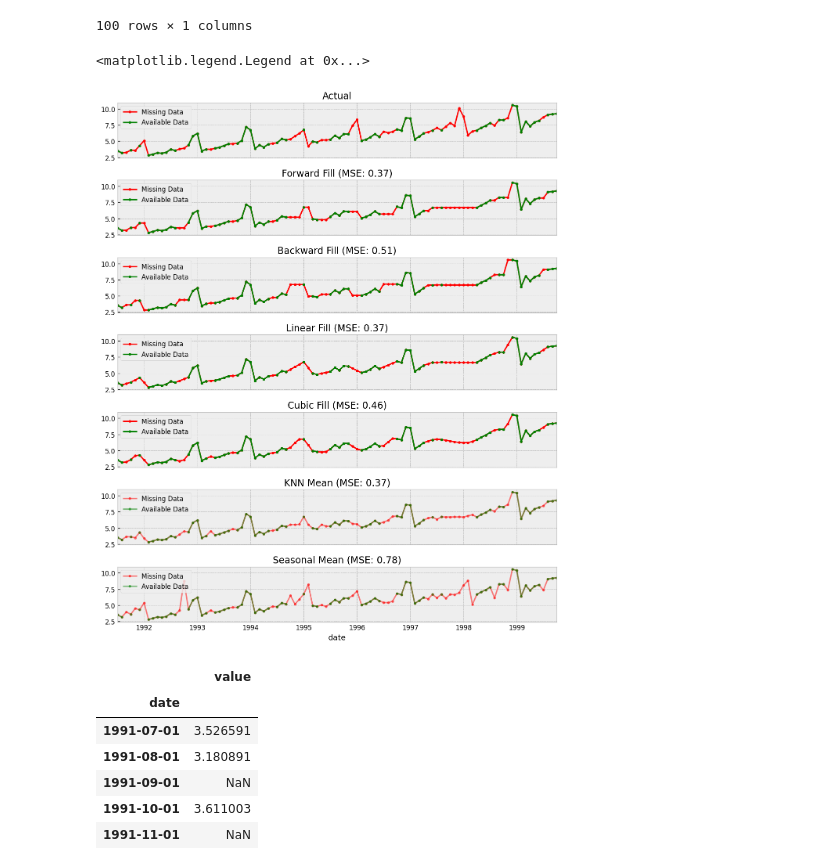
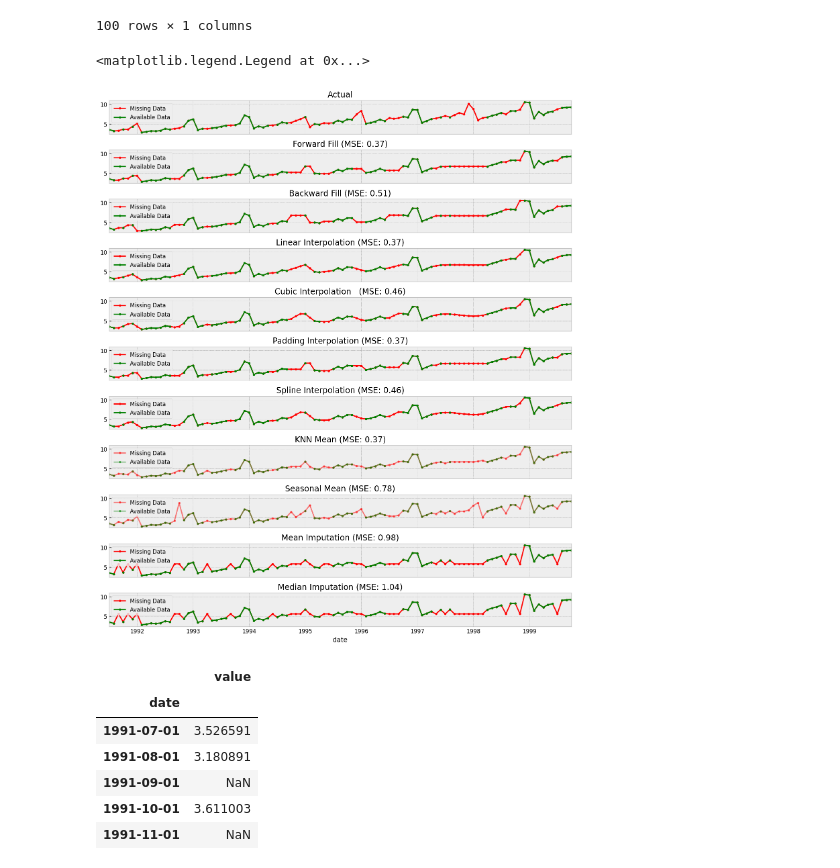
Before and after one commit to Addechander/Exploratory-Data-Analysis, a Jupyter notebook: Time Series Analysis Part 2/Data/visualization.ipynb, the cells around one changed output. Saved outputs shown, nothing was run; the diff lists cells and outputs as text; code cells hidden in the pictures.

Commit message:
Added Imputation and Interpolation

```diff
--- a/Time Series Analysis Part 2/Data/visualization.ipynb
+++ b/Time Series Analysis Part 2/Data/visualization.ipynb
@@ -810,98 +810,130 @@ df_new_forward
 | 1999-10-01 | NaN |
 100 rows × 1 columns
 # %%
-from scipy.interpolate import interp1d
+from scipy.interpolate import interp1d, UnivariateSpline
 from sklearn.metrics import mean_squared_error
+from scipy import interpolate
+
 df_orig = pd.read_csv('a10.csv', parse_dates=['date'], index_col='date').head(100)
 df = pd.read_csv('a10_missings.csv', parse_dates=['date'], index_col='date')
 
-fig, axes = plt.subplots(7, 1, sharex=True, figsize=(10, 12))
+fig, axes = plt.subplots(11, 1, sharex=True, figsize=(12, 14))
 plt.rcParams.update({'xtick.bottom' : False})
 
-## 1. Actual -------------------------------
+#Actual
 df_orig.plot(title='Actual', ax=axes[0], label='Actual', color='red', style=".-")
 df.plot(title='Actual', ax=axes[0], label='Actual', color='green', style=".-")
 axes[0].legend(["Missing Data", "Available Data"])
 
-## 2. Forward Fill --------------------------
+#Forward Fill
 df_ffill =df_new.ffill()
 error = np.round(mean_squared_error(df_orig['value'], df_ffill['value']), 2)
 df_ffill.plot(title='Forward Fill (MSE: ' + str(error) +")", ax=axes[1], color ='red',  label='Forward Fill', style=".-")
 df_new.plot(title='Forward Fill (MSE: ' + str(error) +")", ax=axes[1], color = 'green',label='Forward Fill', style=".-")
 axes[1].legend(["Missing Data", "Available Data"])
 
-## 3. Backward Fill -------------------------
+#Backward Fill
 df_bfill = df.bfill()
 error = np.round(mean_squared_error(df_orig['value'], df_bfill['value']), 2)
 df_bfill['value'].plot(title="Backward Fill (MSE: " + str(error) +")", ax=axes[2], label='Back Fill', color='red', style=".-")
 df_new.plot(title="Backward Fill (MSE: " + str(error) +")", ax=axes[2], label='Back Fill', color='green', style=".-")
 axes[2].legend(["Missing Data", "Available Data"])
 
-## 4. Linear Interpolation ------------------
+#Linear Interpolation
 df['rownum'] = np.arange(df.shape[0])
 df_nona = df.dropna(subset = ['value'])
 f = interp1d(df_nona['rownum'], df_nona['value'])
 df['linear_fill'] = f(df['rownum'])
 error = np.round(mean_squared_error(df_orig['value'], df['linear_fill']), 2)
-df['linear_fill'].plot(title="Linear Fill (MSE: " + str(error) +")", ax=axes[3], label='Cubic Fill', color='red', style=".-")
-df_new.plot(title="Linear Fill (MSE: " + str(error) +")", ax=axes[3], label='Cubic Fill', color='green', style=".-")
+df['linear_fill'].plot(title="Linear Interpolation (MSE: " + str(error) +")", ax=axes[3], label='Cubic Fill', color='red', style=".-")
+df_new.plot(title="Linear Interpolation (MSE: " + str(error) +")", ax=axes[3], label='Cubic Fill', color='green', style=".-")
 axes[3].legend(["Missing Data", "Available Data"])
 
 
-## 5. Cubic Interpolation --------------------
+#Cubic Interpolation
 f2 = interp1d(df_nona['rownum'], df_nona['value'], kind='cubic')
 df['cubic_fill'] = f2(df['rownum'])
 error = np.round(mean_squared_error(df_orig['value'], df['cubic_fill']), 2)
-df['cubic_fill'].plot(title="Cubic Fill (MSE: " + str(error) +")", ax=axes[4], label='Cubic Fill', color='red', style=".-")
-df_new.plot(title="Cubic Fill (MSE: " + str(error) +")", ax=axes[4], label='Cubic Fill', color='green', style=".-")
+df['cubic_fill'].plot(title="Cubic Interpolation  (MSE: " + str(error) +")", ax=axes[4], label='Cubic Fill', color='red', style=".-")
+df_new.plot(title="Cubic Interpolation   (MSE: " + str(error) +")", ax=axes[4], label='Cubic Fill', color='green', style=".-")
 axes[4].legend(["Missing Data", "Available Data"])
 
-# Interpolation References:
-# https://docs.scipy.org/doc/scipy/reference/tutorial/interpolate.html
-# https://docs.scipy.org/doc/scipy/reference/interpolate.html
+#Padding Interpolation
+df_padding = df_new.copy()
+df_padding['value'] = df_padding['value'].interpolate(method='pad')
+error = np.round(mean_squared_error(df_orig['value'], df_padding['value']), 2)
+df_padding.plot(title="Original Data", ax=axes[5], label='Original Data', color='red', style=".-")
+df_new.plot(title="Padding Interpolation (MSE: " + str(error) + ")", ax=axes[5], label='Padding Interpolation', color='green', style=".-")
+axes[5].legend(["Missing Data", "Available Data"])
 
-## 6. Mean of 'n' Nearest Past Neighbors ------
+#Spline Interpolation
+df_spline = df_new.copy()
+missing_indices = np.where(df_spline['value'].isnull())[0]
+x = np.arange(len(df_spline["value"]))
+y = df_spline["value"].values
+spline = UnivariateSpline(x[~np.isnan(y)], y[~np.isnan(y)], k=3, s=0)
+df_spline.loc[df_spline['value'].isnull(), 'value'] = spline(missing_indices)
+error = np.round(mean_squared_error(df_orig['value'], df_spline['value']), 2)
+df_spline.plot(title="Spline Interpolation (MSE: " + str(error) + ")", ax=axes[6], label='Spline Fill', color='red', style=".-")
+df_new.plot(title="Spline Interpolation (MSE: " + str(error) + ")", ax=axes[6], label='Spline Fill', color='green', style=".-")
+axes[6].legend(["Missing Data", "Available Data"])
+
+#Mean of 'n' Nearest Past Neighbors
 def knn_mean(ts, n):
     out = np.copy(ts)
     for i, val in enumerate(ts):
         if np.isnan(val):
             n_by_2 = np.ceil(n/2)
             lower = np.max([0, int(i-n_by_2)])
             upper = np.min([len(ts)+1, int(i+n_by_2)])
             ts_near = np.concatenate([ts[lower:i], ts[i:upper]])
             out[i] = np.nanmean(ts_near)
     return out
 
 df['knn_mean'] = knn_mean(df.value.values, 8)
 error = np.round(mean_squared_error(df_orig['value'], df['knn_mean']), 2)
-df['knn_mean'].plot(title="KNN Mean (MSE: " + str(error) +")", ax=axes[5], label='KNN Mean', color='red', alpha=0.5, style=".-")
-df_new.plot(title="KNN Mean (MSE: " + str(error) +")", ax=axes[5], label='KNN Mean', color='green', alpha=0.5, style=".-")
-axes[5].legend(["Missing Data", "Available Data"])
+df['knn_mean'].plot(title="KNN Mean (MSE: " + str(error) +")", ax=axes[7], label='KNN Mean', color='red', alpha=0.5, style=".-")
+df_new.plot(title="KNN Mean (MSE: " + str(error) +")", ax=axes[7], label='KNN Mean', color='green', alpha=0.5, style=".-")
+axes[7].legend(["Missing Data", "Available Data"])
 
-## 7. Seasonal Mean ----------------------------
+#Seasonal Mean
 def seasonal_mean(ts, n, lr=0.7):
     """
     Compute the mean of corresponding seasonal periods
     ts: 1D array-like of the time series
     n: Seasonal window length of the time series
     """
     out = np.copy(ts)
     for i, val in enumerate(ts):
         if np.isnan(val):
             ts_seas = ts[i-1::-n]  # previous seasons only
             if np.isnan(np.nanmean(ts_seas)):
                 ts_seas = np.concatenate([ts[i-1::-n], ts[i::n]])  # previous and forward
             out[i] = np.nanmean(ts_seas) * lr
     return out
 
 df['seasonal_mean'] = seasonal_mean(df.value, n=12, lr=1.25)
 error = np.round(mean_squared_error(df_orig['value'], df['seasonal_mean']), 2)
-df['seasonal_mean'].plot(title="Seasonal Mean (MSE: " + str(error) +")", ax=axes[6], label='Seasonal Mean', color='red', alpha=0.5, style=".-")
-df_new.plot(title="Seasonal Mean (MSE: " + str(error) +")", ax=axes[6], label='Seasonal Mean', color='green', alpha=0.5, style=".-")
-axes[6].legend(["Missing Data", "Available Data"])
+df['seasonal_mean'].plot(title="Seasonal Mean (MSE: " + str(error) +")", ax=axes[8], label='Seasonal Mean', color='red', alpha=0.5, style=".-")
+df_new.plot(title="Seasonal Mean (MSE: " + str(error) +")", ax=axes[8], label='Seasonal Mean', color='green', alpha=0.5, style=".-")
+axes[8].legend(["Missing Data", "Available Data"])
+
+#Mean Imputation
+df_meanfill = df_new.fillna(df_new.mean())
+error = np.round(mean_squared_error(df_orig['value'], df_meanfill['value']), 2)
+df_meanfill['value'].plot(title="Mean Imputation (MSE: " + str(error) +")", ax=axes[9], label='Mean Imputation', color='red', style=".-")
+df_new.plot(title="Mean Imputation (MSE: " + str(error) +")", ax=axes[9], label='Mean Imputation', color='green', style=".-")
+axes[9].legend(["Missing Data", "Available Data"])
+
+#Median Imputation
+df_medianfill = df_new.fillna(df_new.median())
+error = np.round(mean_squared_error(df_orig['value'], df_medianfill['value']), 2)
+df_medianfill['value'].plot(title="Median Imputation (MSE: " + str(error) +")", ax=axes[10], label='Median Imputation', color='red', style=".-")
+df_new.plot(title="Median Imputation (MSE: " + str(error) +")", ax=axes[10], label='Median Imputation', color='green', style=".-")
+axes[10].legend(["Missing Data", "Available Data"])
 # %% [output]
 <matplotlib.legend.Legend at 0x...>
-[figure, old version]
+[figure, new version]
 # %%
 df_new
 # %% [output]
```
Also changed, not shown: parts of 9 cells of this notebook.
